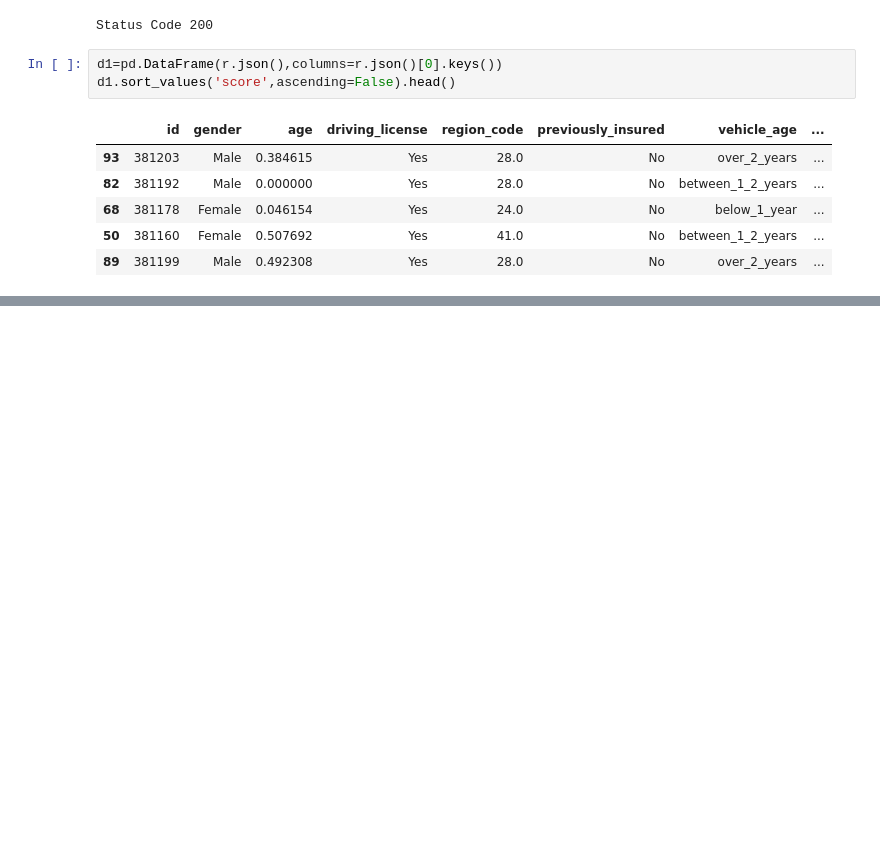
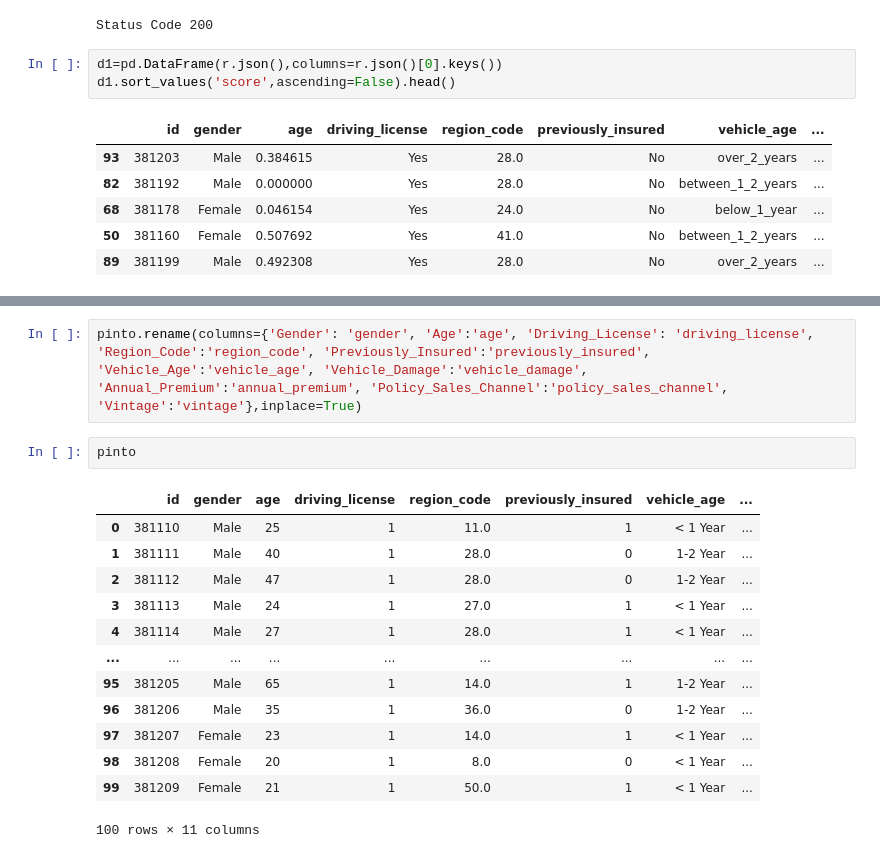
Before and after one commit to Eduardo-95-DS/Car-Insurance-Interest, a Jupyter notebook: notebooks/look_1.0-ear-health-insurance-cross-sell.ipynb, the cells around one changed output, grey strips where cells are left out. Cells and saved outputs as stored; diff of their text form; blank space fills up the shorter version.

```diff
--- a/notebooks/look_1.0-ear-health-insurance-cross-sell.ipynb
+++ b/notebooks/look_1.0-ear-health-insurance-cross-sell.ipynb
@@ -2361,0 +2379,18 @@ d1.sort_values('score',ascending=False).head()
+# %%
+pinto.rename(columns={'Gender': 'gender', 'Age':'age', 'Driving_License': 'driving_license', 'Region_Code':'region_code', 'Previously_Insured':'previously_insured', 'Vehicle_Age':'vehicle_age', 'Vehicle_Damage':'vehicle_damage', 'Annual_Premium':'annual_premium', 'Policy_Sales_Channel':'policy_sales_channel', 'Vintage':'vintage'},inplace=True)
+# %%
+pinto
+# %% [output]
+|  | id | gender | age | driving_license | region_code | previously_insured | vehicle_age | ... |
+| 0 | 381110 | Male | 25 | 1 | 11.0 | 1 | < 1 Year | ... |
+| 1 | 381111 | Male | 40 | 1 | 28.0 | 0 | 1-2 Year | ... |
+| 2 | 381112 | Male | 47 | 1 | 28.0 | 0 | 1-2 Year | ... |
+| 3 | 381113 | Male | 24 | 1 | 27.0 | 1 | < 1 Year | ... |
+| 4 | 381114 | Male | 27 | 1 | 28.0 | 1 | < 1 Year | ... |
+| ... | ... | ... | ... | ... | ... | ... | ... | ... |
+| 95 | 381205 | Male | 65 | 1 | 14.0 | 1 | 1-2 Year | ... |
+| 96 | 381206 | Male | 35 | 1 | 36.0 | 0 | 1-2 Year | ... |
+| 97 | 381207 | Female | 23 | 1 | 14.0 | 1 | < 1 Year | ... |
+| 98 | 381208 | Female | 20 | 1 | 8.0 | 0 | < 1 Year | ... |
+| 99 | 381209 | Female | 21 | 1 | 50.0 | 1 | < 1 Year | ... |
+100 rows × 11 columns
```
Also changed, not shown: parts of 5 cells of this notebook.
